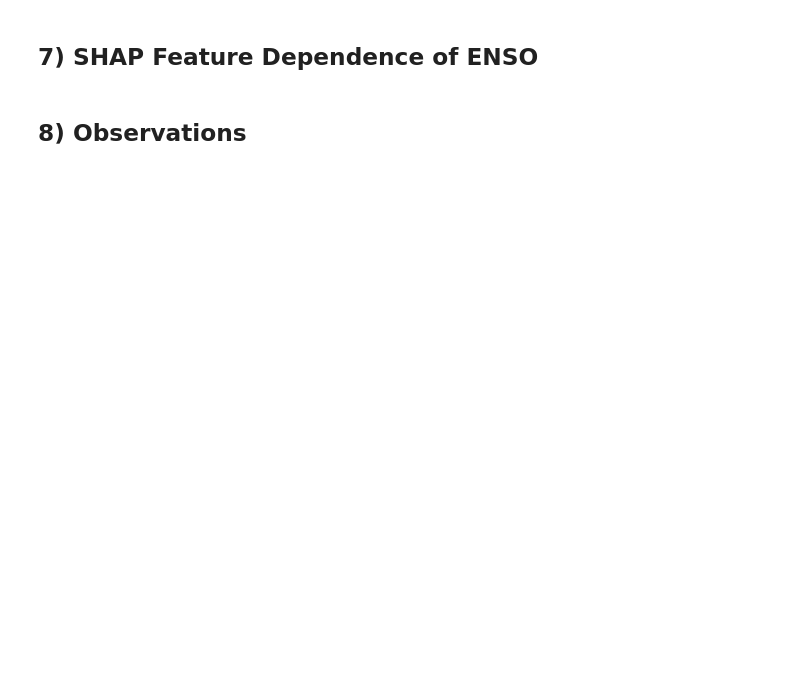
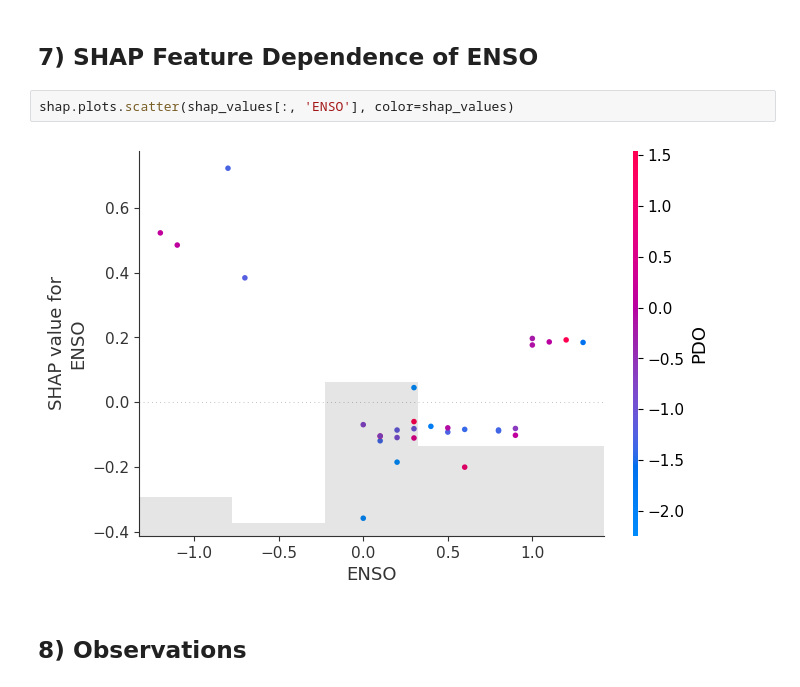
Before and after one commit to alyhall09/Module-6, a Jupyter notebook: ATMS523HW6.ipynb, the cells around one changed output. Saved outputs shown, nothing was run; the diff lists cells and outputs as text; blank space fills up the shorter version.

```diff
--- a/ATMS523HW6.ipynb
+++ b/ATMS523HW6.ipynb
@@ -219,4 +352,8 @@ RandomForestRegressor()
 # %% [markdown]
 ## 7) SHAP Feature Dependence of ENSO
+# %%
+shap.plots.scatter(shap_values[:, 'ENSO'], color=shap_values)
+# %% [output]
+[figure, added]
 # %% [markdown]
 ## 8) Observations
```
Also changed, not shown: parts of 11 cells of this notebook.
